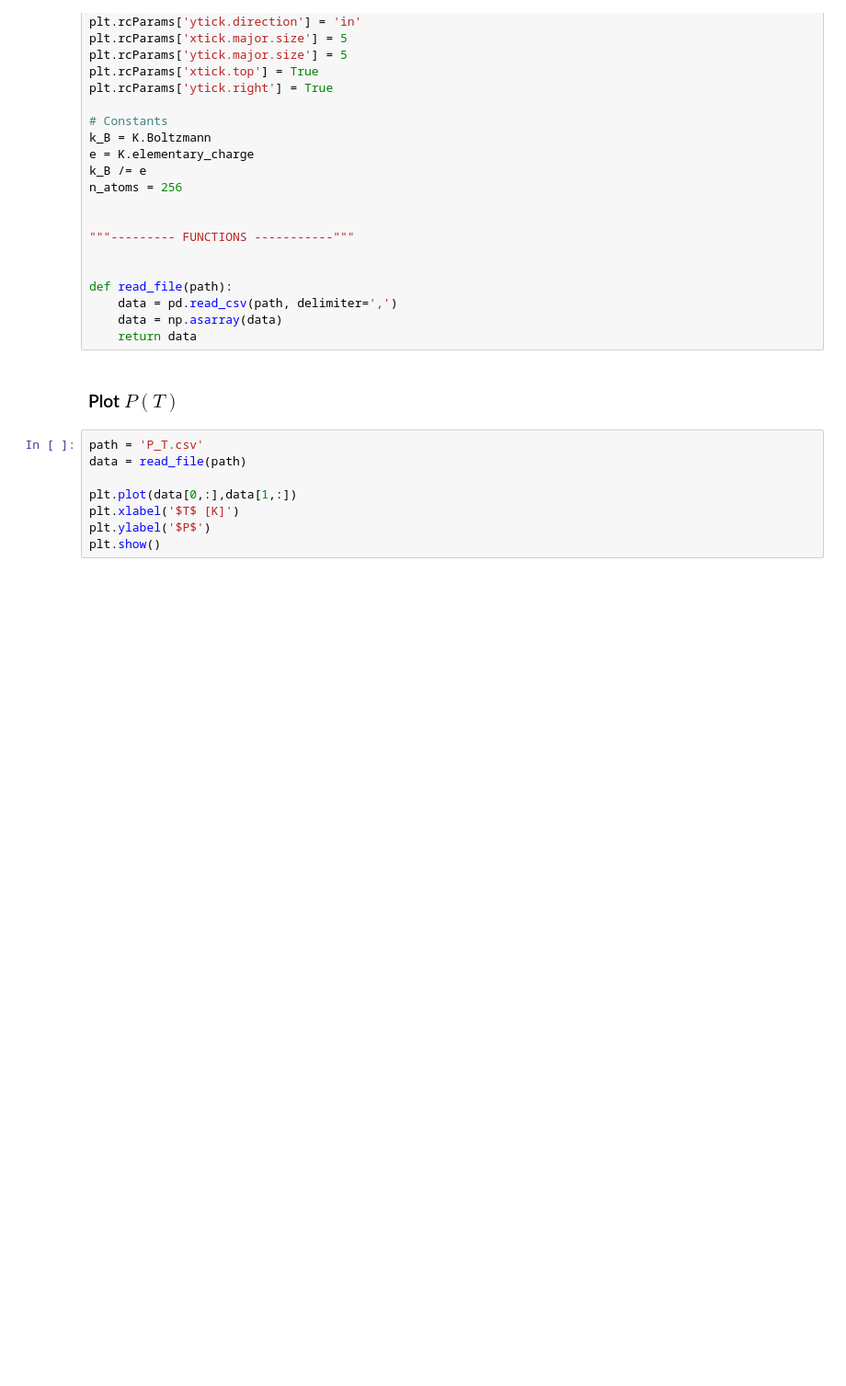
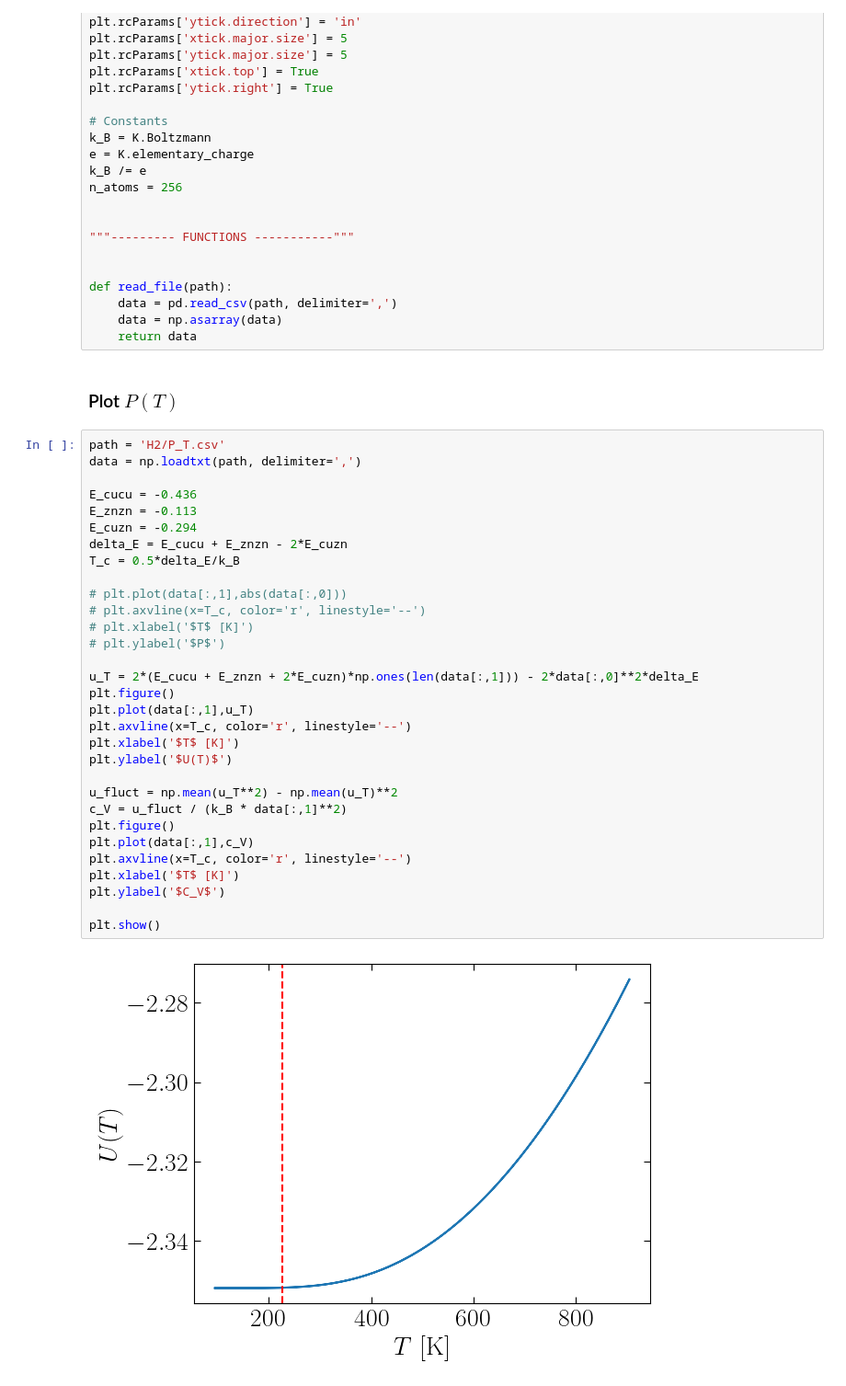
Before and after one commit to stommen/fka122-homeworks, a Jupyter notebook: H2_analyzer.ipynb, the cells around one changed output. Shown: that part at 92% size. Saved outputs shown, nothing was run; the diff lists cells and outputs as text; blank space fills up the shorter version.

```diff
--- a/H2_analyzer.ipynb
+++ b/H2_analyzer.ipynb
@@ -38,11 +38,36 @@ def read_file(path):
     return data
 # %% [markdown]
 ### Plot $P(T)$
-# %%
-path = 'P_T.csv'
-data = read_file(path)
-
-plt.plot(data[0,:],data[1,:])
-plt.xlabel('$T$ [K]')
-plt.ylabel('$P$')
-plt.show()
+# %%
+path = 'H2/P_T.csv'
+data = np.loadtxt(path, delimiter=',')
+
+E_cucu = -0.436
+E_znzn = -0.113
+E_cuzn = -0.294
+delta_E = E_cucu + E_znzn - 2*E_cuzn
+T_c = 0.5*delta_E/k_B
+
+# plt.plot(data[:,1],abs(data[:,0]))
+# plt.axvline(x=T_c, color='r', linestyle='--')
+# plt.xlabel('$T$ [K]')
+# plt.ylabel('$P$')
+
+u_T = 2*(E_cucu + E_znzn + 2*E_cuzn)*np.ones(len(data[:,1])) - 2*data[:,0]**2*delta_E
+plt.figure()
+plt.plot(data[:,1],u_T)
+plt.axvline(x=T_c, color='r', linestyle='--')
+plt.xlabel('$T$ [K]')
+plt.ylabel('$U(T)$')
+
+u_fluct = np.mean(u_T**2) - np.mean(u_T)**2
+c_V = u_fluct / (k_B * data[:,1]**2)
+plt.figure()
+plt.plot(data[:,1],c_V)
+plt.axvline(x=T_c, color='r', linestyle='--')
+plt.xlabel('$T$ [K]')
+plt.ylabel('$C_V$')
+
+plt.show()
+# %% [output]
+[figure, added]
```
Also changed, not shown: parts of 1 cell of this notebook, 2 other files.
